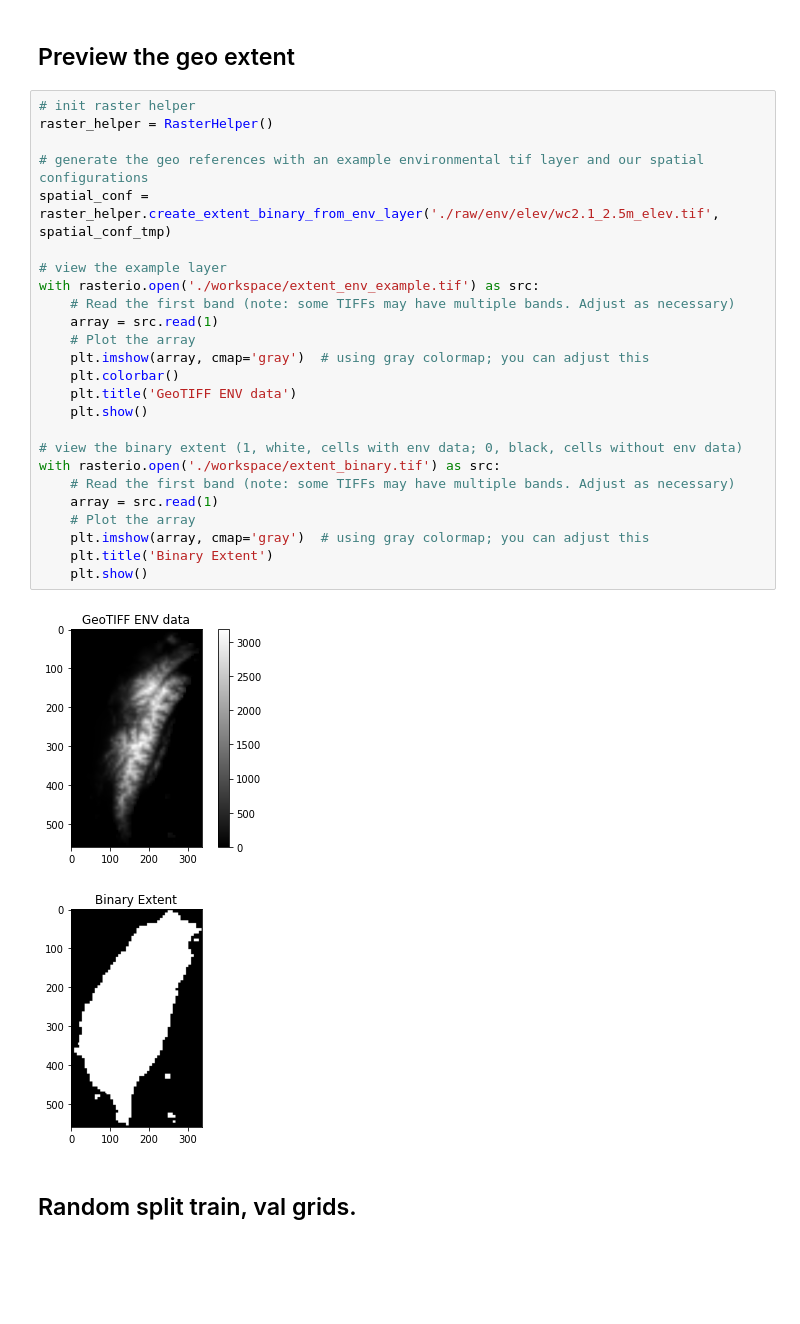
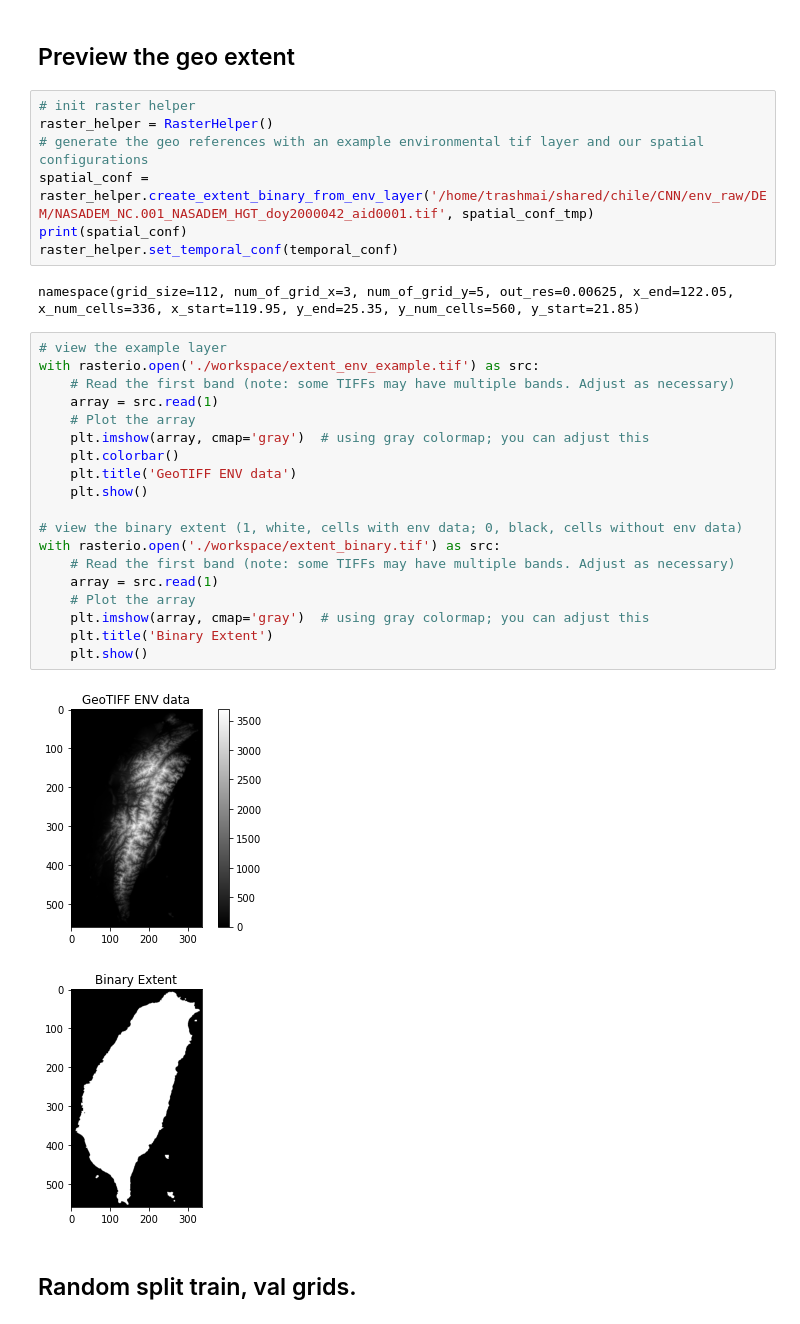
Before and after one commit to yuhinas/DeepSDM, a Jupyter notebook: 01_prepare_data.ipynb, the cells around one changed output. Cells and saved outputs as stored; diff of their text form; blank space fills up the shorter version.

```diff
--- a/01_prepare_data.ipynb
+++ b/01_prepare_data.ipynb
@@ -112,33 +112,36 @@ temporal_conf = SimpleNamespace(**dict(
 ))
 # %% [markdown]
 ## Preview the geo extent
+# %%
+# init raster helper
+raster_helper = RasterHelper()
+# generate the geo references with an example environmental tif layer and our spatial configurations
+spatial_conf = raster_helper.create_extent_binary_from_env_layer('/home/trashmai/shared/chile/CNN/env_raw/DEM/NASADEM_NC.001_NASADEM_HGT_doy2000042_aid0001.tif', spatial_conf_tmp)
+print(spatial_conf)
+raster_helper.set_temporal_conf(temporal_conf)
+# %% [output]
+namespace(grid_size=112, num_of_grid_x=3, num_of_grid_y=5, out_res=0.00625, x_end=122.05, x_num_cells=336, x_start=119.95, y_end=25.35, y_num_cells=560, y_start=21.85)
 # %%
-# init raster helper
-raster_helper = RasterHelper()
-
-# generate the geo references with an example environmental tif layer and our spatial configurations
-spatial_conf = raster_helper.create_extent_binary_from_env_layer('./raw/env/elev/wc2.1_2.5m_elev.tif', spatial_conf_tmp)
-
 # view the example layer
 with rasterio.open('./workspace/extent_env_example.tif') as src:
     # Read the first band (note: some TIFFs may have multiple bands. Adjust as necessary)
     array = src.read(1)
     # Plot the array
     plt.imshow(array, cmap='gray')  # using gray colormap; you can adjust this
     plt.colorbar()
     plt.title('GeoTIFF ENV data')
     plt.show()
 
 # view the binary extent (1, white, cells with env data; 0, black, cells without env data)
 with rasterio.open('./workspace/extent_binary.tif') as src:
     # Read the first band (note: some TIFFs may have multiple bands. Adjust as necessary)
     array = src.read(1)
     # Plot the array
     plt.imshow(array, cmap='gray')  # using gray colormap; you can adjust this
     plt.title('Binary Extent')
     plt.show()
 # %% [output]
-[figure, old version]
+[figure, new version]
 [figure]
 # %% [markdown]
 ## Random split train, val grids.
```
Also changed, not shown: parts of 12 cells of this notebook, 5 other files.
